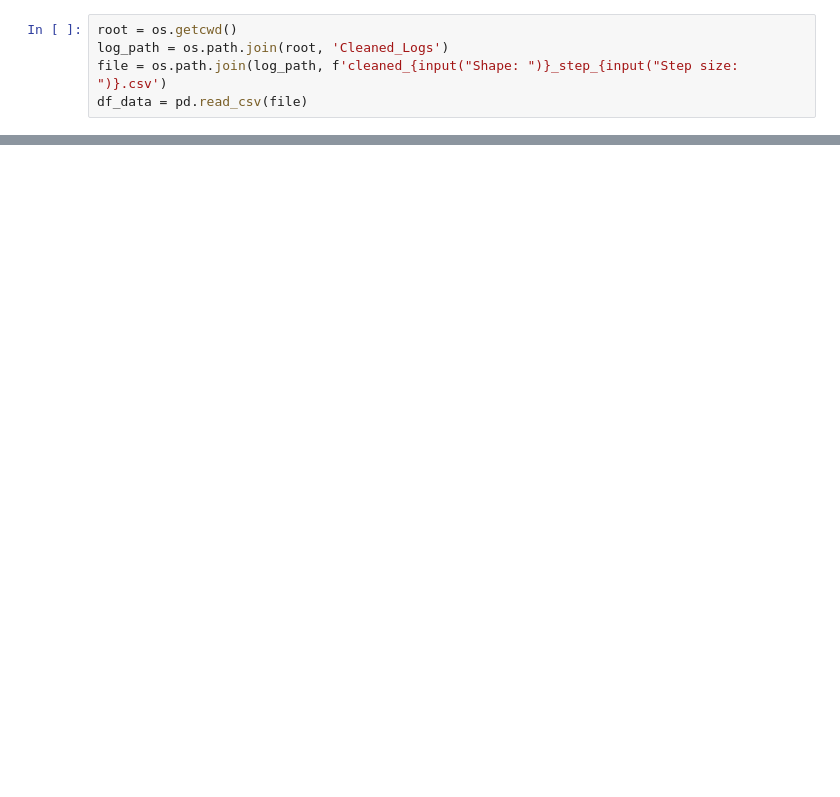
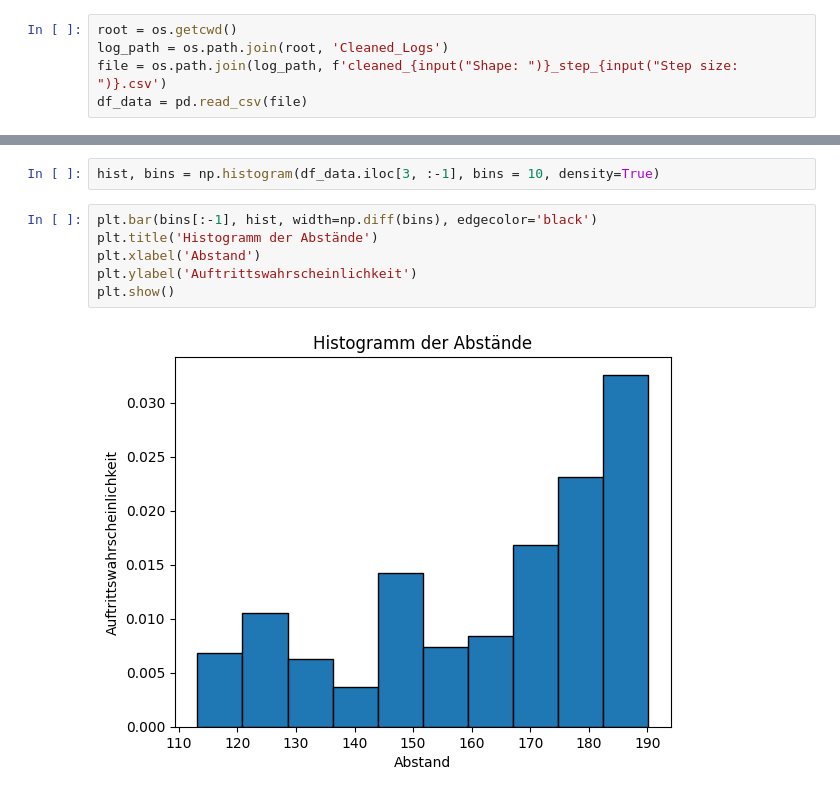
Before and after one commit to ricgoe/PyESP, a Jupyter notebook: notebook.ipynb, the cells around one changed output, grey strips where cells are left out. Saved outputs shown, nothing was run; the diff lists cells and outputs as text; blank space fills up the shorter version.

```diff
--- a/notebook.ipynb
+++ b/notebook.ipynb
@@ -42,0 +44,10 @@ plt.show()
+# %%
+hist, bins = np.histogram(df_data.iloc[3, :-1], bins = 10, density=True)
+# %%
+plt.bar(bins[:-1], hist, width=np.diff(bins), edgecolor='black')
+plt.title('Histogramm der Abstände')
+plt.xlabel('Abstand')
+plt.ylabel('Auftrittswahrscheinlichkeit')
+plt.show()
+# %% [output]
+[figure, added]
```
Also changed, not shown: parts of 4 cells of this notebook, 6 other files.
